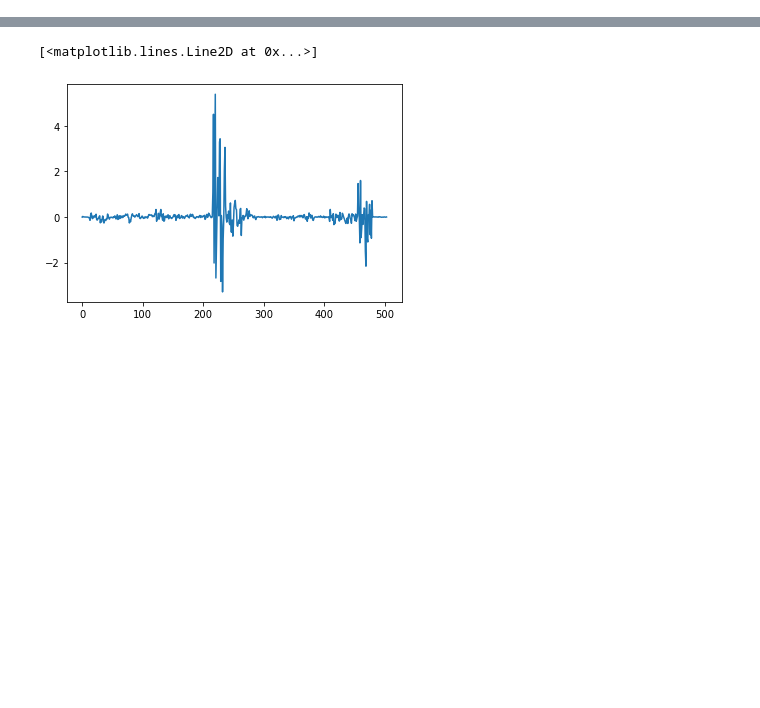
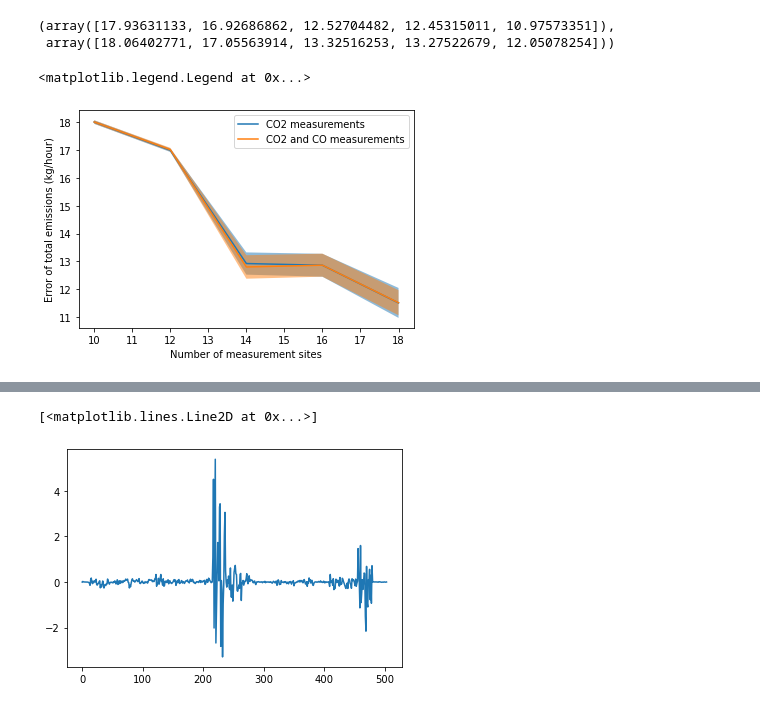
Before and after one commit to ATMO-IUP-UHEI/Experiments, a Jupyter notebook: experiments/more_trace_gases/testing_multiple_setups.ipynb, the cells around one changed output, grey strips where cells are left out. Drawn from its saved outputs; the diff is of its cells as text; code cells hidden in the pictures; blank space fills up the shorter version.

```diff
--- a/experiments/more_trace_gases/testing.ipynb
+++ b/experiments/more_trace_gases/testing_multiple_setups.ipynb
@@ -39,11 +45,16 @@ exp.sensors_co = Sensors(exp.sensors_config)
 # %%
+# Get transport
+n_sensors_total = np.array(n_sensors_list).sum()
+sensor_index = sensors_co2_list[0].get_index()
+for sensors in sensors_co2_list[1:]:
+    sensor_index = utils.concatenate_indices(sensor_index, sensors.get_index())
+n_processes = 40
+
 exp.K = exp.transport.get_transport(
-    n_sensors=exp.sensors_co2.n_sensors + exp.sensors_co.n_sensors,
-    sensors_index=utils.concatenate_indices(
-        exp.sensors_co2.get_index(), exp.sensors_co.get_index()
-    ),
+    n_sensors=2 * n_sensors_total,
+    sensors_index=utils.concatenate_indices(sensor_index, sensor_index),
     emissions=exp.emissions,
-    n_processes=32
+    n_processes=n_processes,
 )
 
 # Multiply with emission factor
@@ -51,5 +62,5 @@ em_factors_co = exp.emissions.get_emission_factors()[exp.emissions.mask]
 em_factors = xr.DataArray(em_factors_co, dims=["source_group"])
 em_factors
 # sensor, time_measurement, source_group, time_state
-exp.K[exp.sensors_co2.n_sensors:,] *= em_factors
+exp.K[n_sensors_total:,] *= em_factors
 # %% [output]
@@ -57,0 +69,3 @@ loop end 35.97424317896366
+# %%
+n_mc = 100
+n_time = 100
@@ -58,3 +166,31 @@ loop end 35.97424317896366
+# %%
+rmse_list = np.array([np.mean(data) for data in rmse_dict.values()])
+rmse_co_list = np.array([np.mean(data) for data in rmse_co_dict.values()])
+rmse_list_std = np.array([np.std(data) for data in rmse_dict.values()])
+rmse_co_list_std = np.array([np.std(data) for data in rmse_co_dict.values()])
+# %%
+rmse_list - rmse_list_std, rmse_list + rmse_list_std
+# %% [output]
+(array([17.93631133, 16.92686862, 12.52704482, 12.45315011, 10.97573351]),
+ array([18.06402771, 17.05563914, 13.32516253, 13.27522679, 12.05078254]))
+# %%
+plt.plot(n_sensors_list, rmse_list, label="CO2 measurements")
+plt.fill_between(
+    n_sensors_list, rmse_list - rmse_list_std, rmse_list + rmse_list_std, alpha=0.5
+)
+plt.plot(n_sensors_list, rmse_co_list, label="CO2 and CO measurements")
+plt.fill_between(
+    n_sensors_list,
+    rmse_co_list - rmse_co_list_std,
+    rmse_co_list + rmse_co_list_std,
+    alpha=0.5,
+)
+plt.xlabel("Number of measurement sites")
+plt.ylabel("Error of total emissions (kg/hour)")
+plt.legend()
+# %% [output]
+<matplotlib.legend.Legend at 0x...>
+[figure, added]
 # %%
 noise = xr.concat(
     [exp.sensors_co2.get_noise(), exp.sensors_co.get_noise()], dim="sensor"
```
Also changed, not shown: parts of 10 cells of this notebook, 24 other files.
